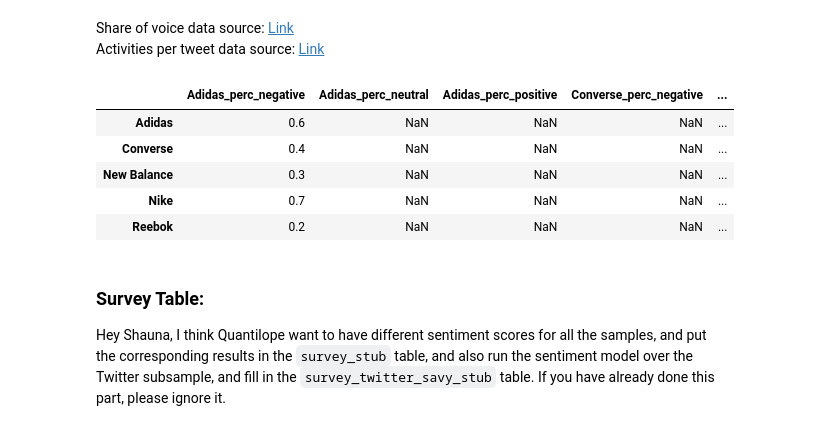
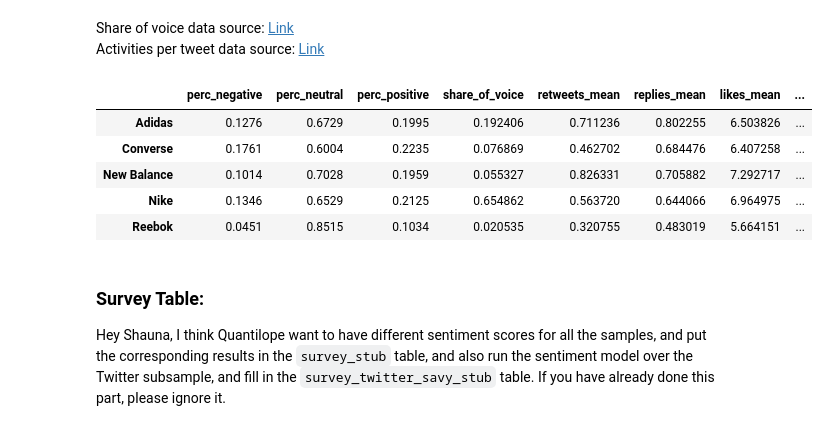
Before and after one commit to HuanSunGo/Quantilope_Core, a Jupyter notebook: src/tweet_analysis/twitter_huan/template-kpi-correlations.ipynb, the cells around one changed output. Saved outputs shown, nothing was run; the diff lists cells and outputs as text; code cells hidden in the pictures.

Commit message:
adjust table

```diff
--- a/src/tweet_analysis/twitter_huan/template-kpi-correlations.ipynb
+++ b/src/tweet_analysis/twitter_huan/template-kpi-correlations.ipynb
@@ -17,32 +17,33 @@ Share of voice data source: [Link](https://github.com/HuanSunGo/Quantilope_Core/
 Activities per tweet data source: [Link](https://github.com/HuanSunGo/Quantilope_Core/blob/main/src/tweet_analysis/twitter_frances/activities_per_tweet_franyang_nov10.ipynb)
 # %%
 # Add also the other KPIs for activities per tweet and share of voice as columns to the data set.
-twitter_stub = pd.DataFrame(index=brands, columns=[f"{brand}_perc_{sentiment}" for brand in brands for sentiment in sentiments])
+twitter_stub = pd.DataFrame(index=brands, columns=[f"perc_{sentiment}" for sentiment in sentiments])
 
 """fill in the data from the previous calculations"""
 
 # please fill in the sentiment percent below
-twitter_stub["Adidas_perc_negative"] = [0.6, 0.4, 0.3, 0.7, 0.2 ]
-# twitter_stub["Adidas_perc_neutral"] = []
-# ...
+twitter_stub["perc_negative"] = [0.1276, 0.1761, 0.1014, 0.1346, 0.0451 ]
+twitter_stub["perc_neutral"] = [0.6729, 0.6004, 0.7028, 0.6529, 0.8515 ]
+twitter_stub["perc_positive"] = [0.1995, 0.2235, 0.1959, 0.2125, 0.1034]
+
 
 # share of voice
 twitter_stub['share_of_voice'] = [0.192406, 0.076869, 0.055327, 0.654862, 0.020535]
 
 # activities per tweet
 twitter_stub['retweets_mean'] = [0.711236, 0.462702, 0.826331, 0.563720, 0.320755]
 twitter_stub['replies_mean'] = [0.802255, 0.684476, 0.705882, 0.644066, 0.483019]
 twitter_stub['likes_mean'] = [6.503826, 6.407258, 7.292717, 6.964975, 5.664151]
 twitter_stub['quote_count_mean'] = [0.161498, 0.100806, 0.149860, 0.114898, 0.064151]
 
 twitter_stub
 # %% [output]
-|  | Adidas_perc_negative | Adidas_perc_neutral | Adidas_perc_positive | Converse_perc_negative | ... |
-| Adidas | 0.6 | NaN | NaN | NaN | ... |
-| Converse | 0.4 | NaN | NaN | NaN | ... |
-| New Balance | 0.3 | NaN | NaN | NaN | ... |
-| Nike | 0.7 | NaN | NaN | NaN | ... |
-| Reebok | 0.2 | NaN | NaN | NaN | ... |
+|  | perc_negative | perc_neutral | perc_positive | share_of_voice | retweets_mean | replies_mean | likes_mean | ... |
+| Adidas | 0.1276 | 0.6729 | 0.1995 | 0.192406 | 0.711236 | 0.802255 | 6.503826 | ... |
+| Converse | 0.1761 | 0.6004 | 0.2235 | 0.076869 | 0.462702 | 0.684476 | 6.407258 | ... |
+| New Balance | 0.1014 | 0.7028 | 0.1959 | 0.055327 | 0.826331 | 0.705882 | 7.292717 | ... |
+| Nike | 0.1346 | 0.6529 | 0.2125 | 0.654862 | 0.563720 | 0.644066 | 6.964975 | ... |
+| Reebok | 0.0451 | 0.8515 | 0.1034 | 0.020535 | 0.320755 | 0.483019 | 5.664151 | ... |
 # %% [markdown]
 ### Survey Table:
 
```
Also changed, not shown: parts of 6 cells of this notebook.
